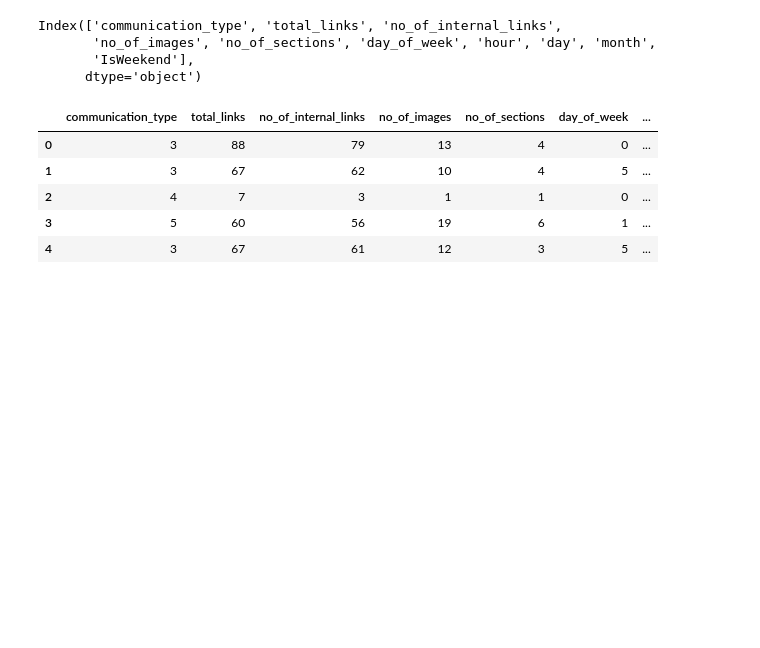
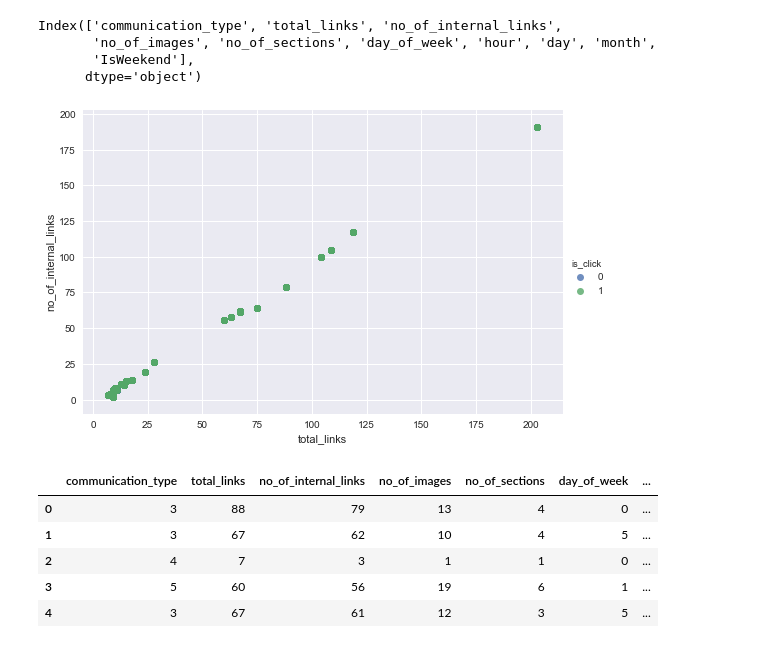
Before and after one commit to pskshyam/EMailMarketingCampaignsClicksPrediction, a Jupyter notebook: EmailCampaignsClickProbability_0.1-Copy1.ipynb, the cells around one changed output. Drawn from its saved outputs; the diff is of its cells as text; code cells hidden in the pictures; blank space fills up the shorter version.

```diff
--- a/EmailCampaignsClickProbability_0.1-Copy1.ipynb
+++ b/EmailCampaignsClickProbability_0.1-Copy1.ipynb
@@ -193,6 +193,12 @@ Index(['communication_type', 'total_links', 'no_of_internal_links',
        'no_of_images', 'no_of_sections', 'day_of_week', 'hour', 'day', 'month',
        'IsWeekend'],
       dtype='object')
+# %%
+import seaborn as sns
+sns.lmplot(data=train_merged, x='total_links', y='no_of_internal_links', hue='is_click', aspect=1.5, ci = None, fit_reg = False)
+plt.show();
+# %% [output]
+[figure, added]
 # %%
 x = train_merged[feature_cols]
 y = train_merged.is_click
```
Also changed, not shown: parts of 1 cell of this notebook.
